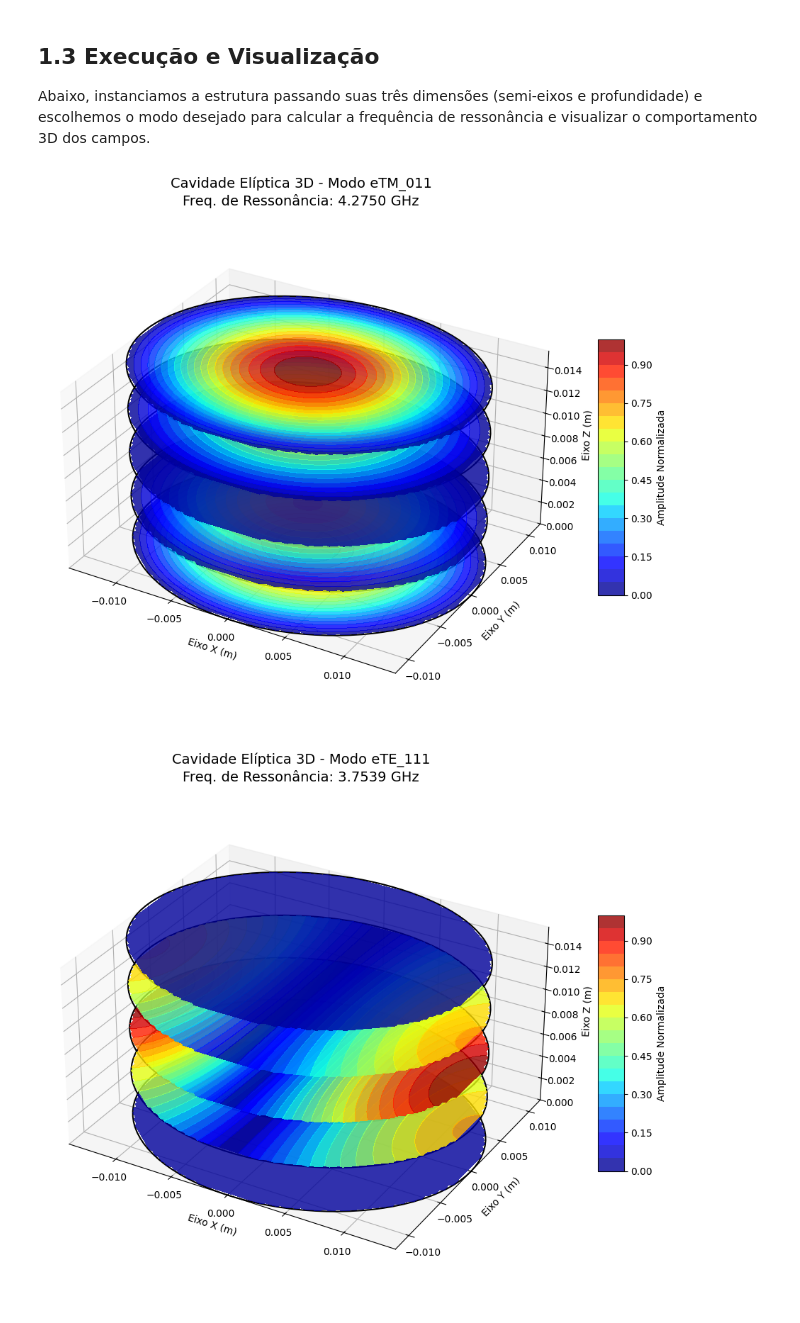
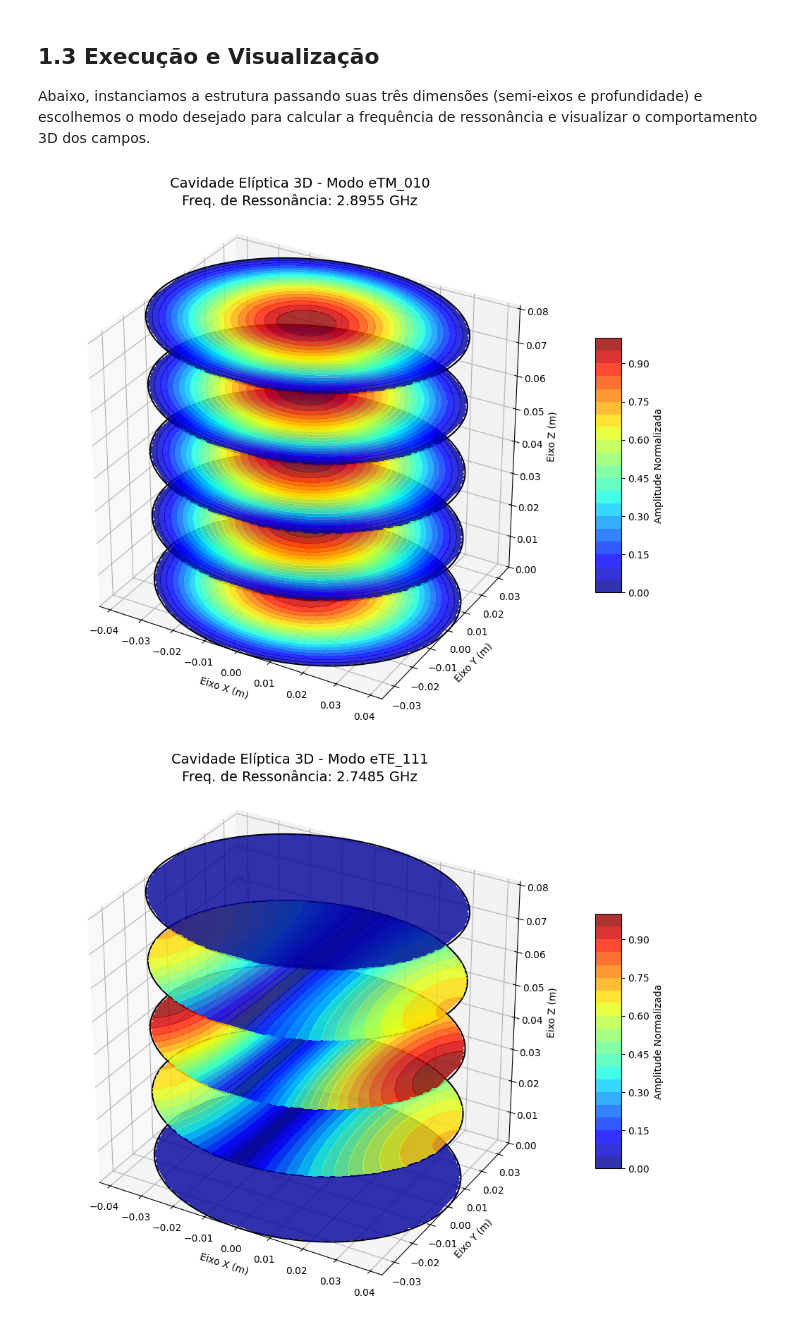
Before and after one commit to Filipeandrade112/Cavidade, a Jupyter notebook: Cavidade_Eliptica/cavidade_circ_3d.ipynb, the cells around one changed output. Saved outputs shown, nothing was run; the diff lists cells and outputs as text; code cells hidden in the pictures.

```diff
--- a/Cavidade_Eliptica/cavidade_circ_3d.ipynb
+++ b/Cavidade_Eliptica/cavidade_circ_3d.ipynb
@@ -192,20 +192,20 @@ Abaixo, instanciamos a estrutura passando suas três dimensões (semi-eixos e pr
 # %%
 # 1. Definições da Cavidade Elíptica (Valores baseados na tabela)
 # Utilizando scipy.constants.milli para a conversão direta das unidades
-a_mm = 14.30  # a (semi-major)
-b_mm = 12.04  # b (semi-minor)
-d_mm = 15.44   # L (height / comprimento longitudinal)
-er_val = 9.4  # Air cavity (epsilon_r = 9.4)
+a_mm = 43.50  # a (semi-major)
+b_mm = 36.61  # b (semi-minor)
+d_mm = 81.00   # L (height / comprimento longitudinal)
+er_val = 1.0  # Air cavity (epsilon_r = 1)
 
 # Instanciando a cavidade com as novas medidas em milímetros
 cavidade_elip = CavidadeEliptica3D(a=a_mm * sc.milli, b=b_mm * sc.milli, d=d_mm * sc.milli, er=er_val)
 
 # 2. Renderizando as fatias de campo na cavidade (Pode demorar uns segundos devido ao solver)
-# Exemplo 1: Modo eTM_011
-plotar_cavidade_3d_fatias(cavidade_elip, tipo_modo='TM', m=0, n=1, p=1, fatias_z=5)
+# Exemplo 1: Modo eTM_010
+plotar_cavidade_3d_fatias(cavidade_elip, tipo_modo='TM', m=0, n=1, p=0, fatias_z=5)
 
 # Exemplo 2: Modo eTE_111
 plotar_cavidade_3d_fatias(cavidade_elip, tipo_modo='TE', m=1, n=1, p=1, fatias_z=5)
 # %% [output]
-[figure, old version]
+[figure, new version]
-[figure, old version]
+[figure, new version]
```
Also changed, not shown: parts of 4 cells of this notebook.
